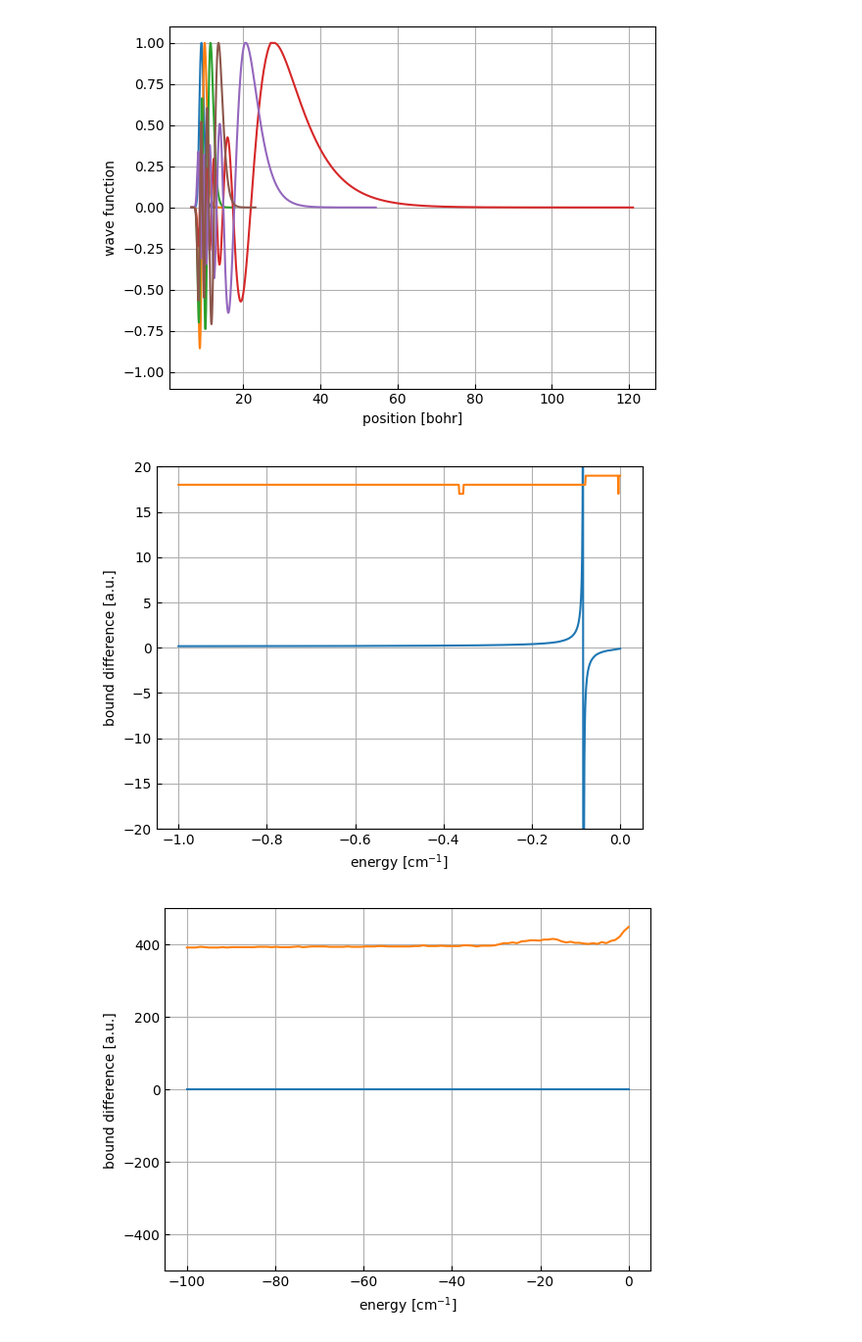
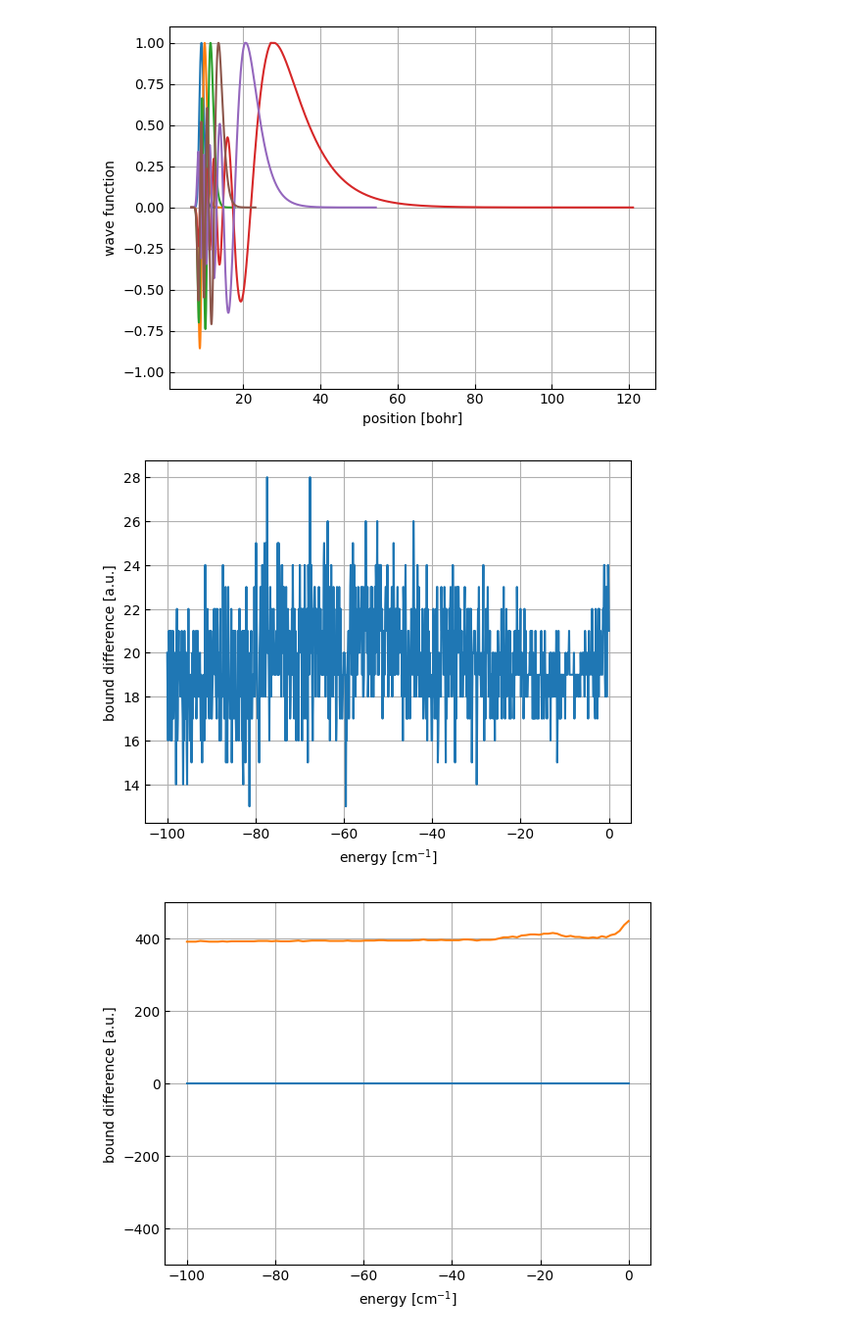
Before and after one commit to Wleter/quantum-rs, a Jupyter notebook: scattering-solver/analysis/tests.ipynb, the cells around one changed output. Shown at 98% size. Cells and saved outputs as stored; diff of their text form; code cells hidden in the pictures.

```diff
--- a/scattering-solver/analysis/tests.ipynb
+++ b/scattering-solver/analysis/tests.ipynb
@@ -97,20 +97,18 @@ for n in ns:
 # %% [output]
 [figure]
 # %%
-data = np.loadtxt(f'{DATA_PATH}/two_chan/bound_diffs.dat', delimiter='\t', skiprows=1)
+data = np.loadtxt(f'{DATA_PATH}/two_chan/node_count.dat', delimiter='\t', skiprows=1)
 
 fig, ax = utility.plot()
 ax.set_xlabel("energy [cm$^{-1}$]")
 ax.set_ylabel("bound difference [a.u.]")
-ax.set_ylim(-20, 20)
+# ax.set_ylim(-20, 20)
 
 a = np.median(data[:, 1])
-scaling = data[:, 2].max() / (100 * a)
-ax.plot(data[:, 0], scaling * data[:, 1])
-
-ax.plot(data[:, 0], data[:, 2]);
+ax.plot(data[:, 0], data[:, 1]);
+# ax.plot(data[:, 0], data[:, 2]);
 # %% [output]
-[figure, old version]
+[figure, new version]
 # %%
 data = np.loadtxt(f'{DATA_PATH}/many_chan/bound_diffs.dat', delimiter='\t', skiprows=1)
 
```
Also changed, not shown: parts of 1 cell of this notebook, 16 other files.
